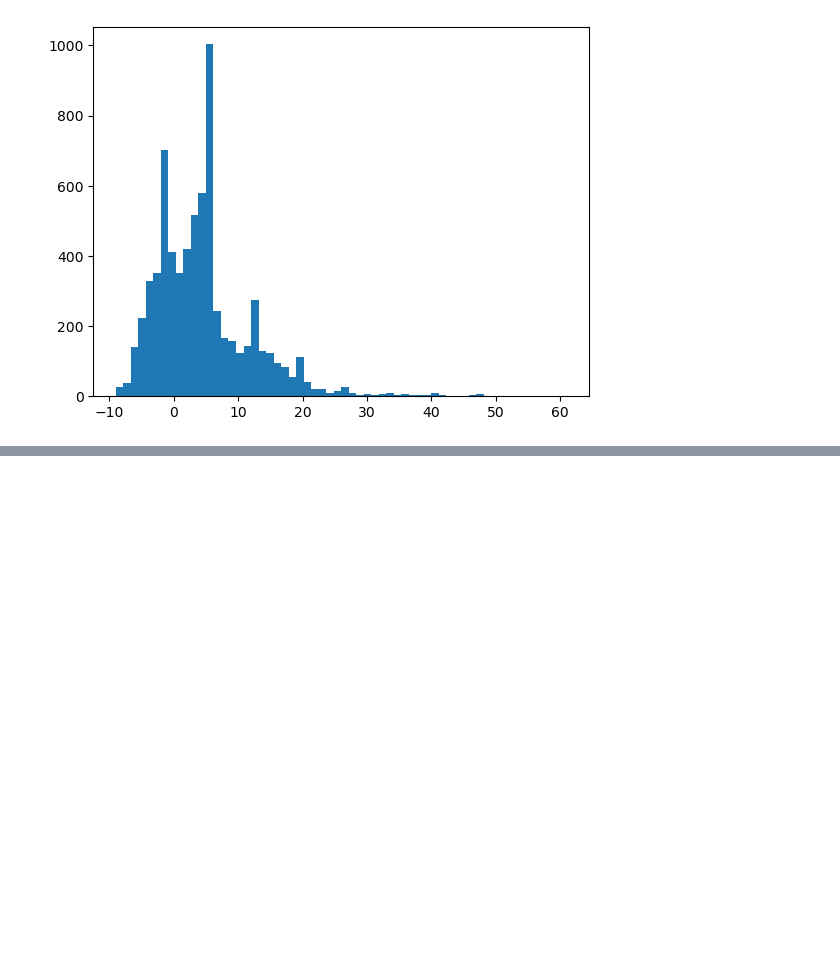
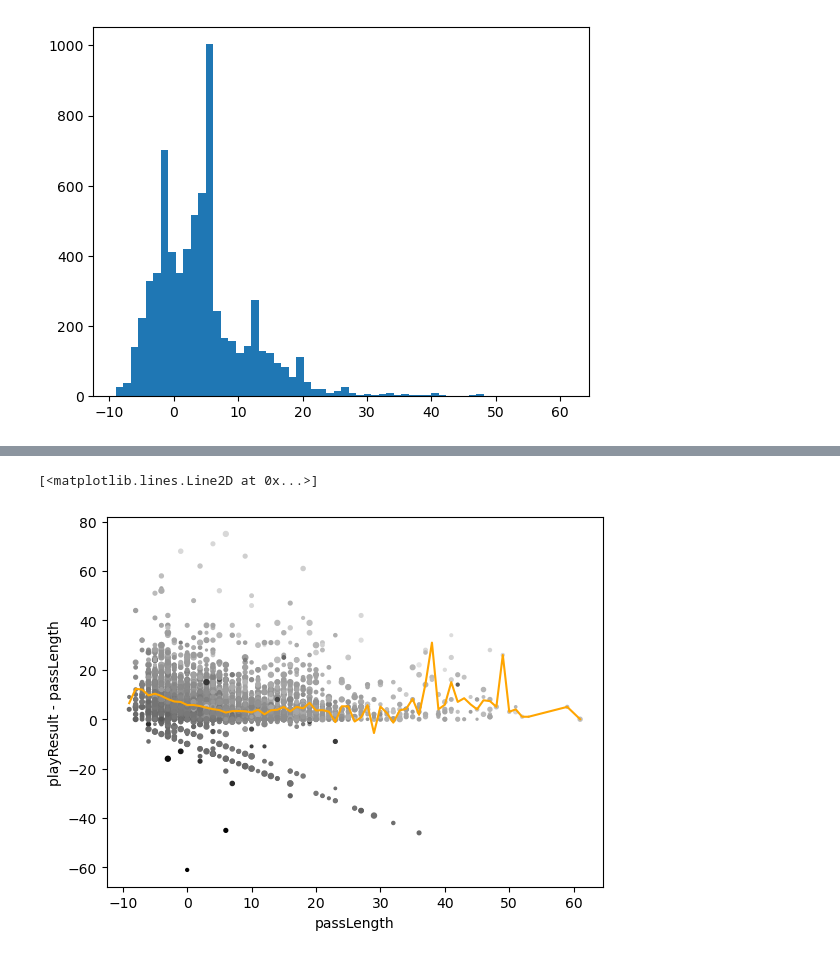
Before and after one commit to sesh9096/csci4502project, a Jupyter notebook: src/pass-length.ipynb, the cells around one changed output, grey strips where cells are left out. Drawn from its saved outputs; the diff is of its cells as text; code cells hidden in the pictures; blank space fills up the shorter version.

```diff
--- a/src/pass-length.ipynb
+++ b/src/pass-length.ipynb
@@ -153,0 +135,12 @@ Outliers:
+# %%
+# y = [df.playResult.mean() - df.passLength.mean() for passLength, df in grouped]
+s = plays.join(players.set_index("nflId"), on = "ballCarrierId", rsuffix = "_carrier").weight
+y = [df.playResult.mean() - df.passLength.mean() for passLength, df in grouped]
+plays['yardsBeforeTackle'] = plays.playResult - plays.passLength
+plt.scatter(plays.passLength, plays.yardsBeforeTackle, s=(s-150) / 8, c=plays.expectedPointsAdded, cmap='gray')
+plt.xlabel("passLength")
+plt.ylabel("playResult - passLength")
+plt.plot(x,y, color = "orange")
+# %% [output]
+[<matplotlib.lines.Line2D at 0x...>]
+[figure, added]
```
Also changed, not shown: parts of 6 cells of this notebook.
